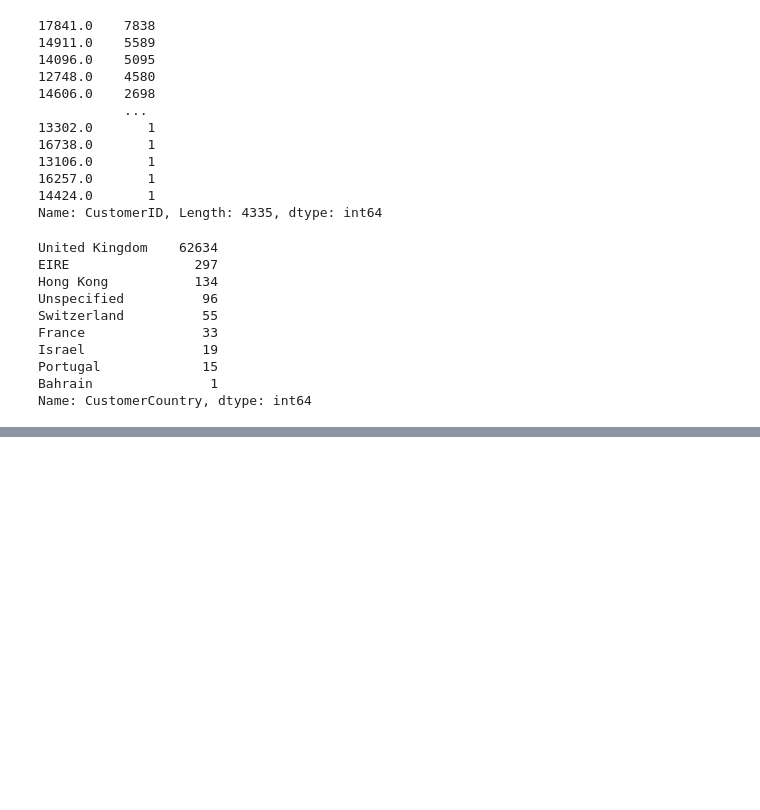
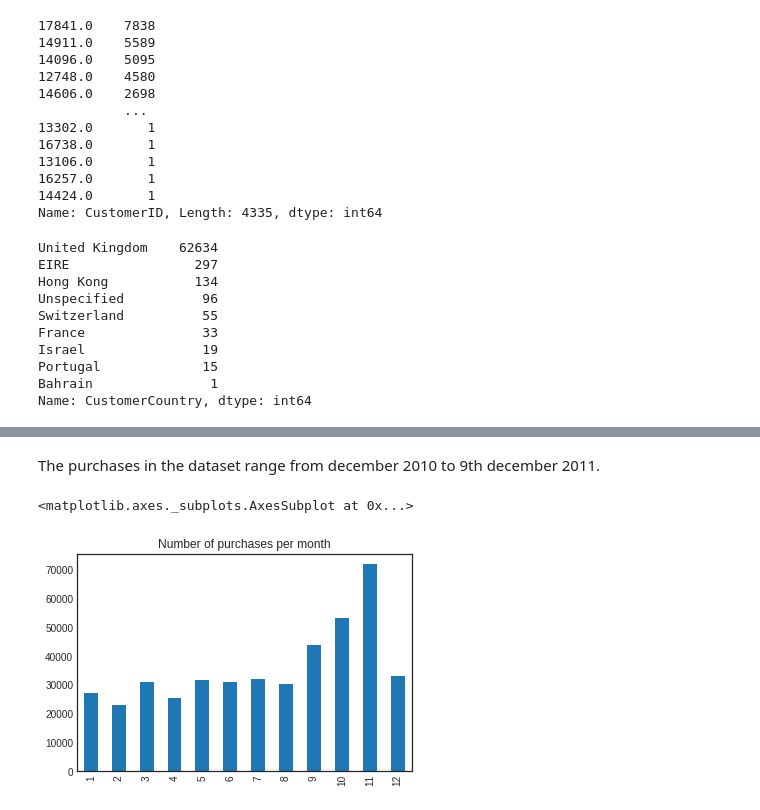
Before and after one commit to saramont/customer_supermarket_analysis, a Jupyter notebook: data_preparation_exploration.ipynb, the cells around one changed output, grey strips where cells are left out. Drawn from its saved outputs; the diff is of its cells as text; code cells hidden in the pictures; blank space fills up the shorter version.

```diff
--- a/data_preparation_exploration.ipynb
+++ b/data_preparation_exploration.ipynb
@@ -506,0 +611,8 @@ Name: CustomerCountry, dtype: int64
+# %% [markdown]
+The purchases in the dataset range from december 2010 to 9th december 2011.
+# %%
+df_no_dec_11 = df[df['BasketDate'] < '2011/12/01']
+df_no_dec_11['BasketDate'].dt.month.value_counts(sort=False).plot(kind='bar', title='Number of purchases per month')
+# %% [output]
+<matplotlib.axes._subplots.AxesSubplot at 0x...>
+[figure, added]
```
Also changed, not shown: parts of 26 cells of this notebook.
